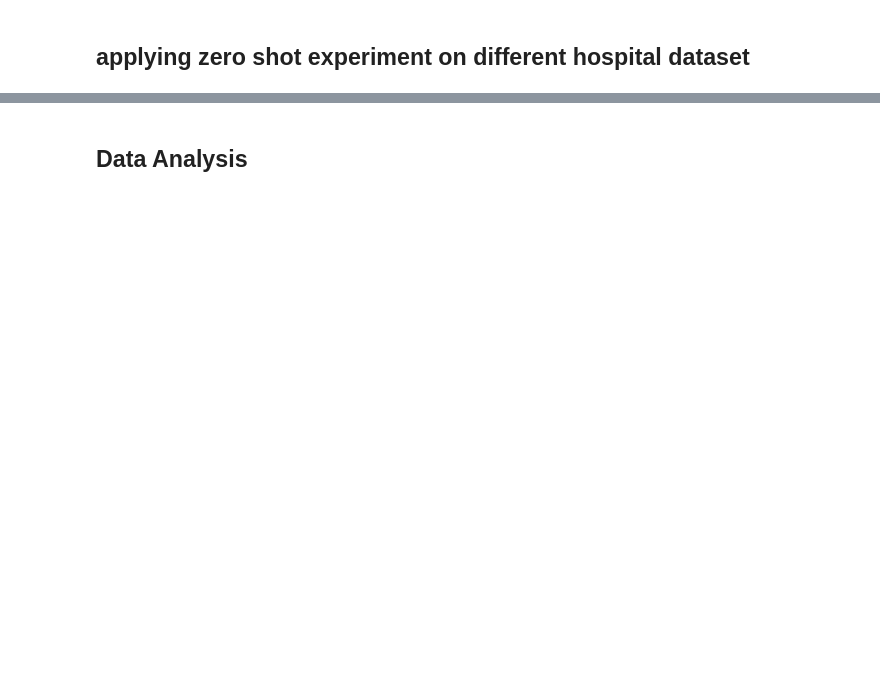
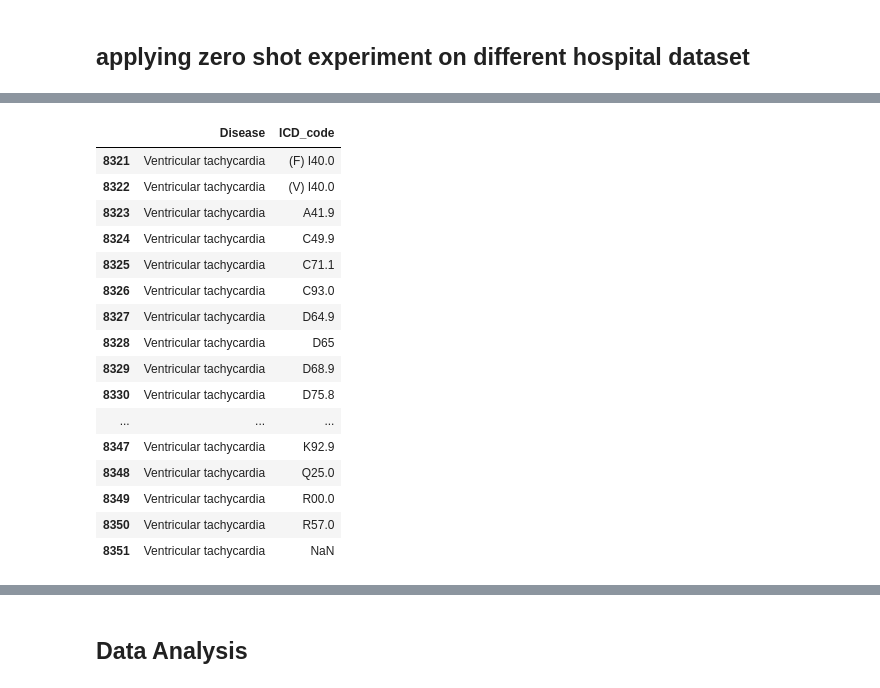
Before and after one commit to zoherorabe97/Pediatric-ECG-Classification, a Jupyter notebook: zero_shot.ipynb, the cells around one changed output, grey strips where cells are left out. Cells and saved outputs as stored; diff of their text form; code cells hidden in the pictures; blank space fills up the shorter version.

```diff
--- a/zero_shot.ipynb
+++ b/zero_shot.ipynb
@@ -58,3 +122,23 @@ ecg_df[['AHA_code', 'Disease_desc']].head()
+# %%
+unique_pairs[unique_pairs['Disease']=='Ventricular tachycardia']
+# %% [output]
+|  | Disease | ICD_code |
+| 8321 | Ventricular tachycardia | (F) I40.0 |
+| 8322 | Ventricular tachycardia | (V) I40.0 |
+| 8323 | Ventricular tachycardia | A41.9 |
+| 8324 | Ventricular tachycardia | C49.9 |
+| 8325 | Ventricular tachycardia | C71.1 |
+| 8326 | Ventricular tachycardia | C93.0 |
+| 8327 | Ventricular tachycardia | D64.9 |
+| 8328 | Ventricular tachycardia | D65 |
+| 8329 | Ventricular tachycardia | D68.9 |
+| 8330 | Ventricular tachycardia | D75.8 |
+| ... | ... | ... |
+| 8347 | Ventricular tachycardia | K92.9 |
+| 8348 | Ventricular tachycardia | Q25.0 |
+| 8349 | Ventricular tachycardia | R00.0 |
+| 8350 | Ventricular tachycardia | R57.0 |
+| 8351 | Ventricular tachycardia | NaN |
 # %%
 ecg_df =ecg_df[ecg_df['Lead']==12]
 # %%
```
Also changed, not shown: parts of 21 cells of this notebook, 29 other files.
